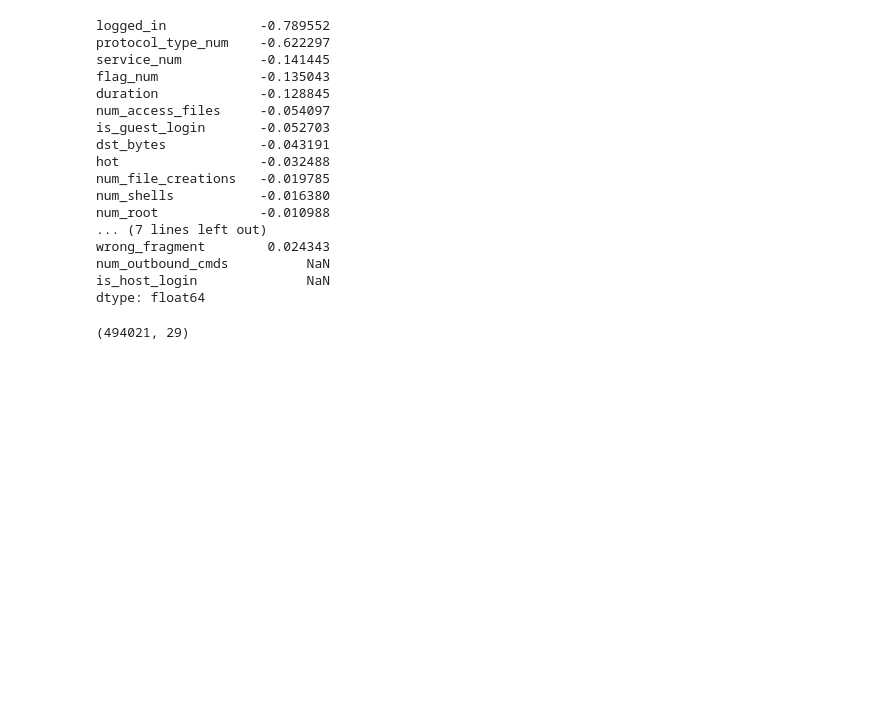
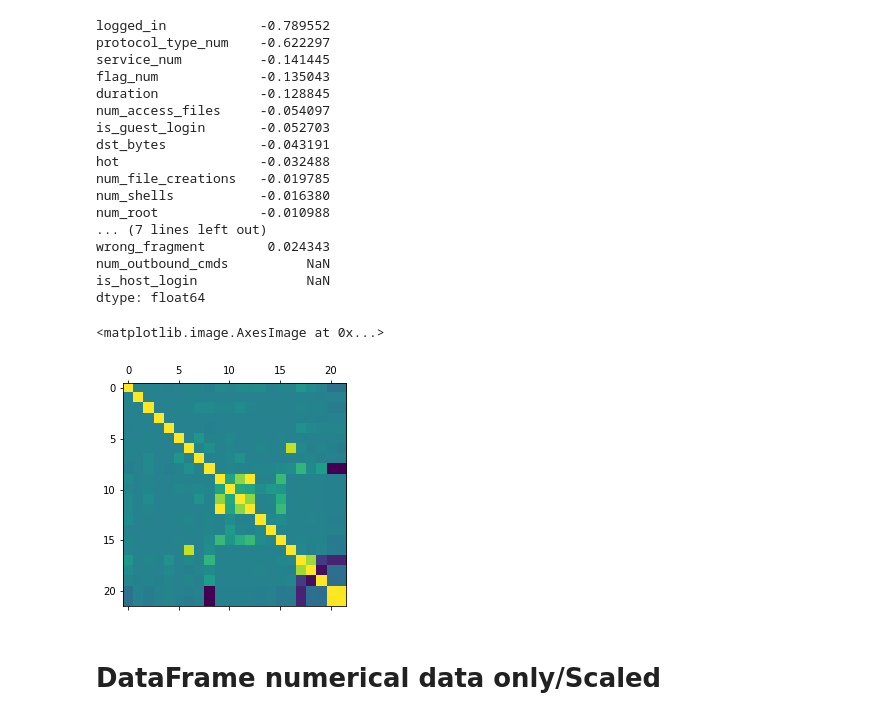
Before and after one commit to chinskiy/KDD-99, a Jupyter notebook: exploratory_analysis.ipynb, the cells around one changed output. Drawn from its saved outputs; the diff is of its cells as text; code cells hidden in the pictures; blank space fills up the shorter version.

Commit message:
add correlation heatmap

```diff
--- a/exploratory_analysis.ipynb
+++ b/exploratory_analysis.ipynb
@@ -297,7 +296,14 @@ wrong_fragment        0.024343
 num_outbound_cmds          NaN
 is_host_login              NaN
 dtype: float64
-# %%
-data.shape
-# %% [output]
-(494021, 29)
+# %%
+# corr heatmap
+# last 2 are label_binary_num and label_four_num that's why it so hot
+plt.matshow(data.drop(utils.categorical_names + \
+                      ['label', 'label_four'] + \
+                      utils.names_without_changes, axis=1).corr())
+# %% [output]
+<matplotlib.image.AxesImage at 0x...>
+[figure, added]
+# %% [markdown]
+# DataFrame numerical data only/Scaled
```
Also changed, not shown: parts of 6 cells of this notebook, 1 other file.
